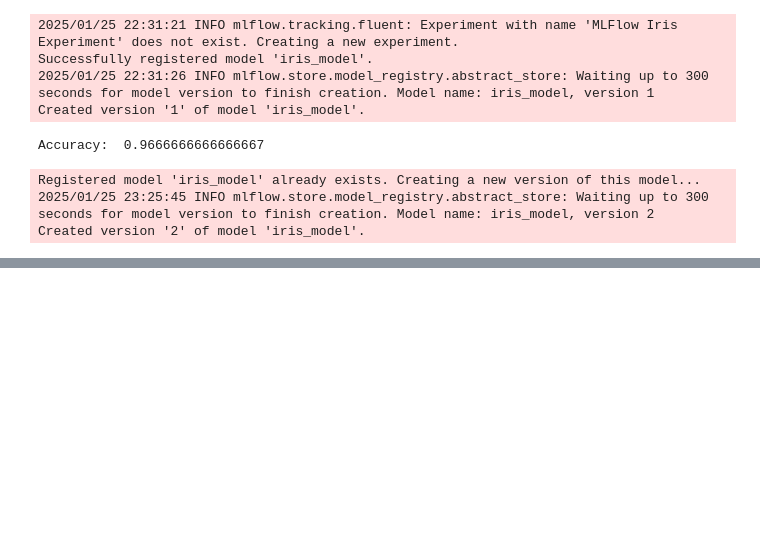
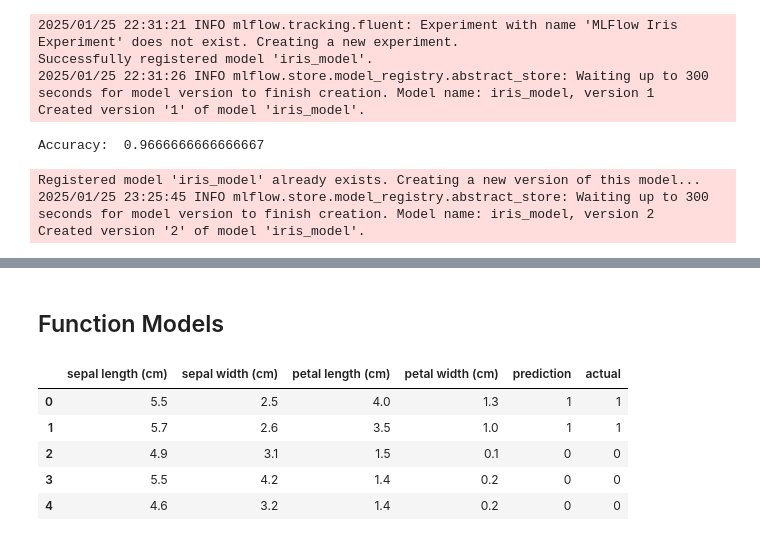
Before and after one commit to mhaniffajari/MLFlow, a Jupyter notebook: initial_project.ipynb, the cells around one changed output, grey strips where cells are left out. Drawn from its saved outputs; the diff is of its cells as text; code cells hidden in the pictures; blank space fills up the shorter version.

Commit message:
function models

```diff
--- a/initial_project.ipynb
+++ b/initial_project.ipynb
@@ -70,0 +821,22 @@ Created version '2' of model 'iris_model'.
+# %% [markdown]
+## Function Models
+# %%
+import pandas as pd
+X,y = datasets.load_iris(return_X_y=True)
+X_train, X_test, y_train, y_test = train_test_split(X, y, test_size=0.20)
+# %%
+loaded_model = mlflow.pyfunc.load_model(model_uri)
+predictions = loaded_model.predict(X_test)
+features_name = datasets.load_iris().feature_names
+
+result=pd.DataFrame(X_test,columns = features_name)
+result["prediction"] = predictions
+result["actual"] = y_test
+result[:5]
+# %% [output]
+|  | sepal length (cm) | sepal width (cm) | petal length (cm) | petal width (cm) | prediction | actual |
+| 0 | 5.5 | 2.5 | 4.0 | 1.3 | 1 | 1 |
+| 1 | 5.7 | 2.6 | 3.5 | 1.0 | 1 | 1 |
+| 2 | 4.9 | 3.1 | 1.5 | 0.1 | 0 | 0 |
+| 3 | 5.5 | 4.2 | 1.4 | 0.2 | 0 | 0 |
+| 4 | 4.6 | 3.2 | 1.4 | 0.2 | 0 | 0 |
```
Also changed, not shown: parts of 4 cells of this notebook.
